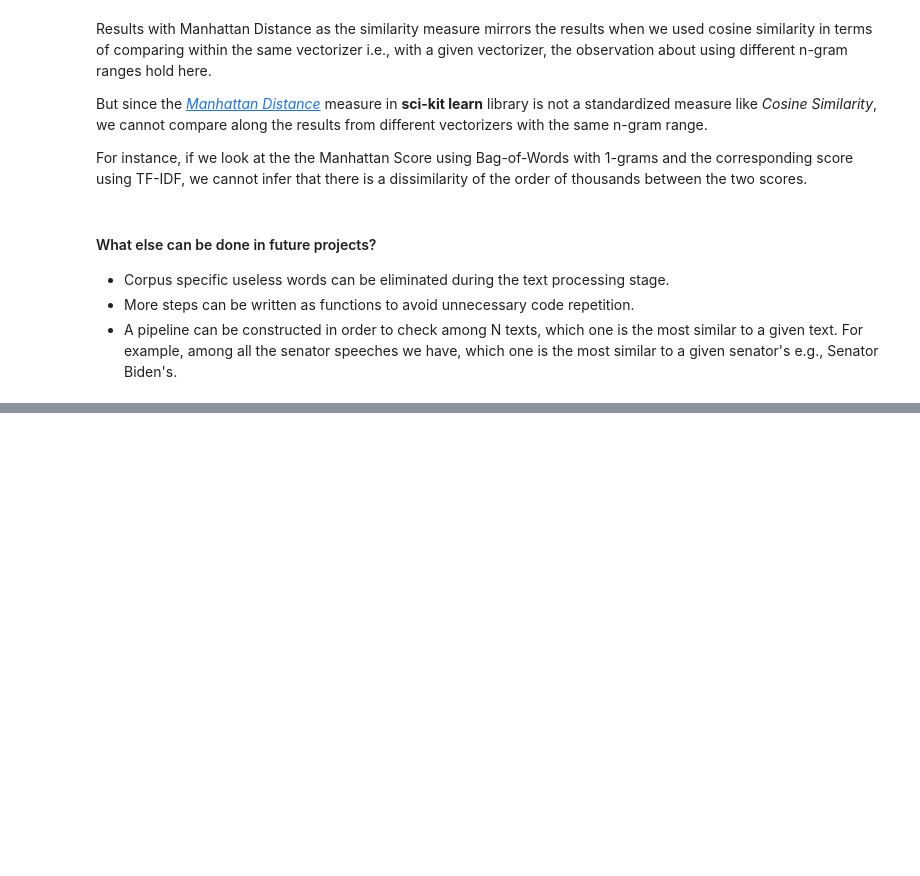
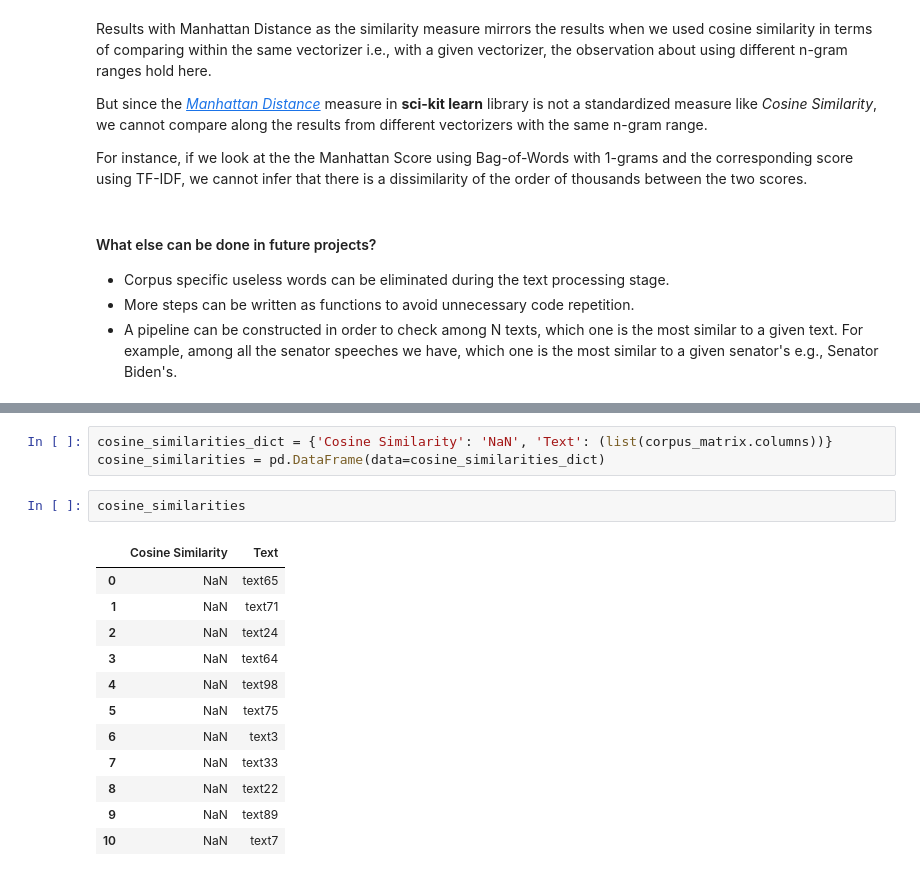
Before and after one commit to ataberkatan/Natural-Language-Processing, a Jupyter notebook: Assignment - Congress Speech Analysis/Analysis of Congress Speeches v2.0 (Medium Article).ipynb, the cells around one changed output, grey strips where cells are left out. Cells and saved outputs as stored; diff of their text form; blank space fills up the shorter version.

```diff
--- a/Assignment - Congress Speech Analysis/Analysis of Congress Speeches v2.0 (Medium Article).ipynb
+++ b/Assignment - Congress Speech Analysis/Analysis of Congress Speeches v2.0 (Medium Article).ipynb
@@ -483,0 +573,18 @@ We use;
+# %%
+cosine_similarities_dict = {'Cosine Similarity': 'NaN', 'Text': (list(corpus_matrix.columns))}
+cosine_similarities = pd.DataFrame(data=cosine_similarities_dict)
+# %%
+cosine_similarities
+# %% [output]
+|  | Cosine Similarity | Text |
+| 0 | NaN | text65 |
+| 1 | NaN | text71 |
+| 2 | NaN | text24 |
+| 3 | NaN | text64 |
+| 4 | NaN | text98 |
+| 5 | NaN | text75 |
+| 6 | NaN | text3 |
+| 7 | NaN | text33 |
+| 8 | NaN | text22 |
+| 9 | NaN | text89 |
+| 10 | NaN | text7 |
```
Also changed, not shown: parts of 20 cells of this notebook, 1 other file.
